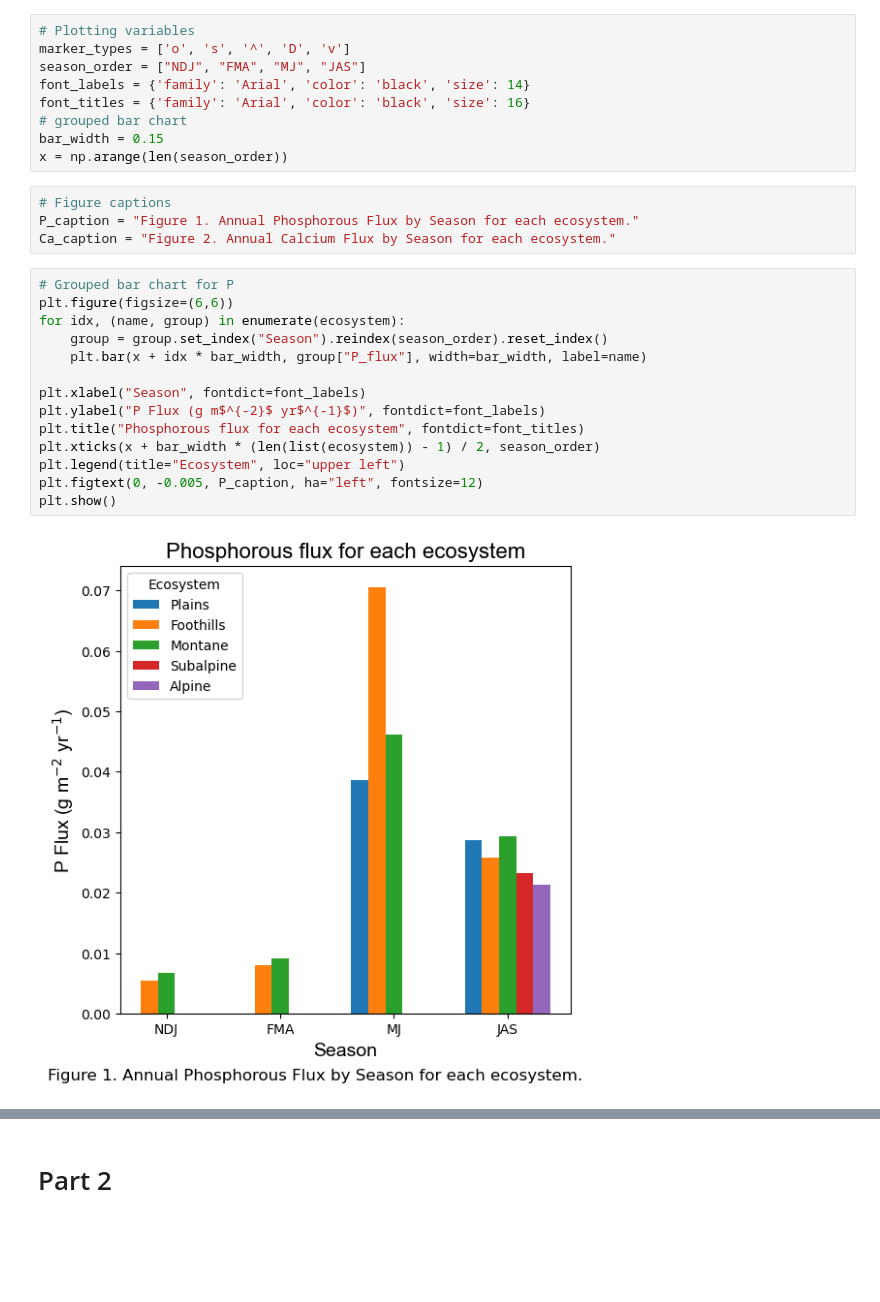
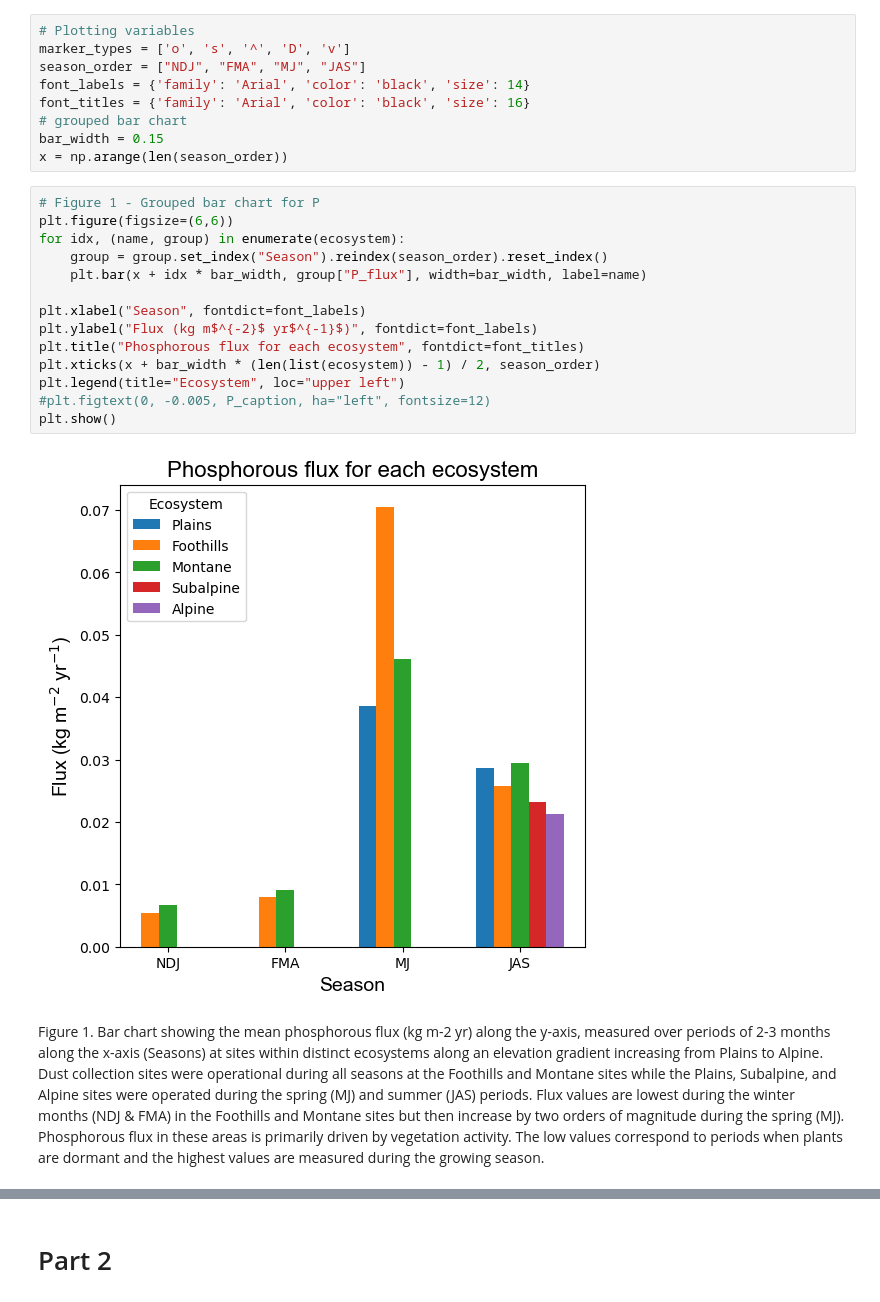
Before and after one commit to rjost1/GEOS685, a Jupyter notebook: homework1.ipynb, the cells around one changed output, grey strips where cells are left out. Saved outputs shown, nothing was run; the diff lists cells and outputs as text; blank space fills up the shorter version.

```diff
--- a/homework1.ipynb
+++ b/homework1.ipynb
@@ -49,24 +60,26 @@ font_titles = {'family': 'Arial', 'color': 'black', 'size': 16}
 # grouped bar chart
 bar_width = 0.15
 x = np.arange(len(season_order))
-# %%
-# Figure captions
-P_caption = "Figure 1. Annual Phosphorous Flux by Season for each ecosystem."
-Ca_caption = "Figure 2. Annual Calcium Flux by Season for each ecosystem."
 # %%
-# Grouped bar chart for P
+# Figure 1 - Grouped bar chart for P
 plt.figure(figsize=(6,6))
 for idx, (name, group) in enumerate(ecosystem):
     group = group.set_index("Season").reindex(season_order).reset_index()
     plt.bar(x + idx * bar_width, group["P_flux"], width=bar_width, label=name)
 
 plt.xlabel("Season", fontdict=font_labels)
-plt.ylabel("P Flux (g m$^{-2}$ yr$^{-1}$)", fontdict=font_labels)
+plt.ylabel("Flux (kg m$^{-2}$ yr$^{-1}$)", fontdict=font_labels)
 plt.title("Phosphorous flux for each ecosystem", fontdict=font_titles)
 plt.xticks(x + bar_width * (len(list(ecosystem)) - 1) / 2, season_order)
 plt.legend(title="Ecosystem", loc="upper left")
-plt.figtext(0, -0.005, P_caption, ha="left", fontsize=12)
+#plt.figtext(0, -0.005, P_caption, ha="left", fontsize=12)
 plt.show()
 # %% [output]
-[figure, old version]
+[figure, new version]
+# %% [markdown]
+Figure 1. Bar chart showing the mean phosphorous flux (kg m-2 yr) along the y-axis,
+measured over periods of 2-3 months along the x-axis (Seasons) at sites within distinct ecosystems along an elevation gradient increasing from Plains to Alpine.
+Dust collection sites were operational during all seasons at the Foothills and Montane sites while the Plains, Subalpine, and Alpine sites were operated during the spring (MJ) and summer (JAS) periods.
+Flux values are lowest during the winter months (NDJ & FMA) in the Foothills and Montane sites but then increase by two orders of magnitude during the spring (MJ).
+Phosphorous flux in these areas is primarily driven by vegetation activity. The low values correspond to periods when plants are dormant and the highest values are measured during the growing season.
 # %%
```
Also changed, not shown: parts of 6 cells of this notebook, 1 other file.
